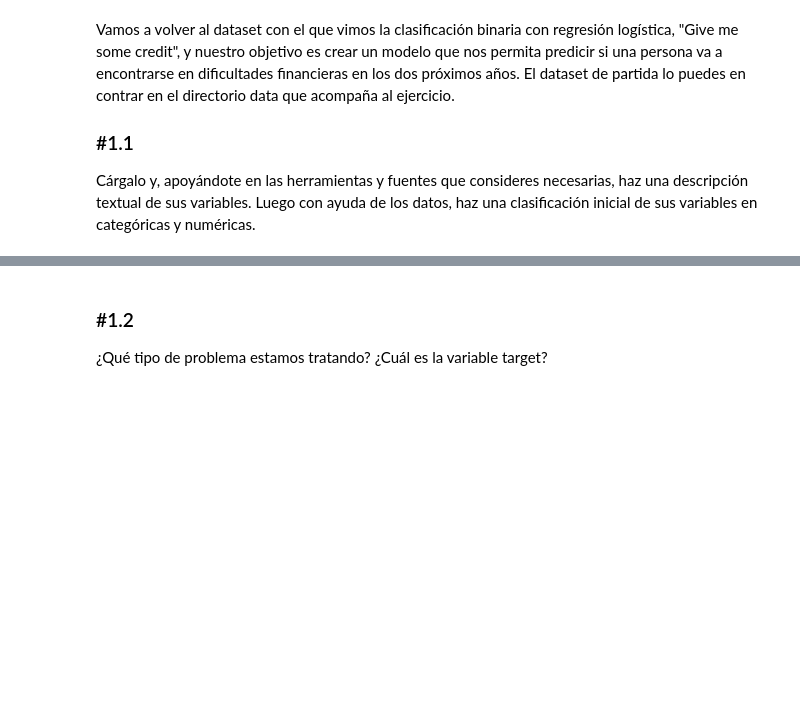
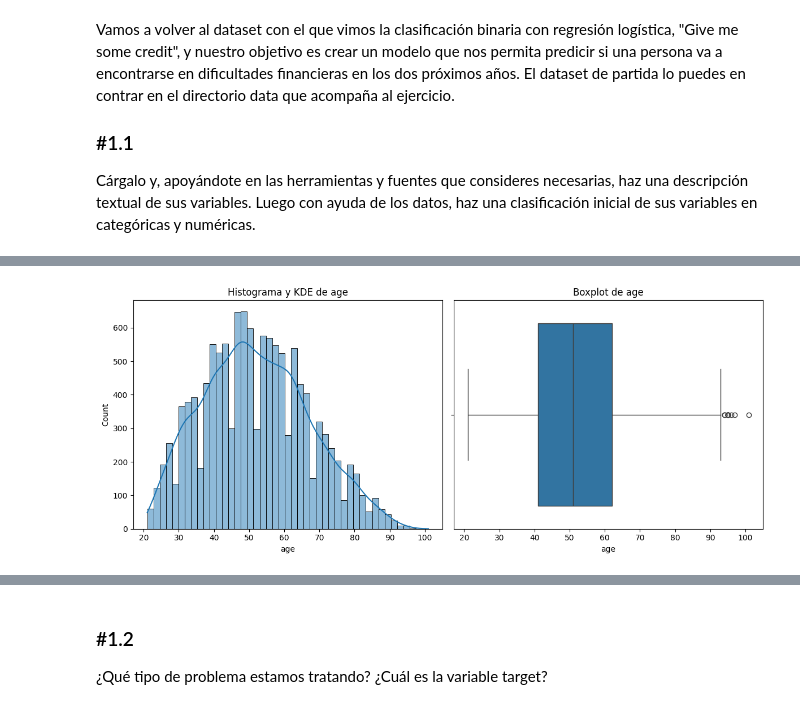
Before and after one commit to MHHsim/DS-Online-Marta-Harana, a Jupyter notebook: 04_Machine_Learning/Sprint_12/Unidad_01_ML_Supervisado_Otros_Modelos/03_Practica_Obligatoria/18_Practica_Obligatoria_Supervisado_Otros_Modelos.ipynb, the cells around one changed output, grey strips where cells are left out. Saved outputs shown, nothing was run; the diff lists cells and outputs as text; code cells hidden in the pictures; blank space fills up the shorter version.

```diff
--- a/04_Machine_Learning/Sprint_12/Unidad_01_ML_Supervisado_Otros_Modelos/03_Practica_Obligatoria/18_Practica_Obligatoria_Supervisado_Otros_Modelos.ipynb
+++ b/04_Machine_Learning/Sprint_12/Unidad_01_ML_Supervisado_Otros_Modelos/03_Practica_Obligatoria/18_Practica_Obligatoria_Supervisado_Otros_Modelos.ipynb
@@ -67,0 +249,4 @@ Cárgalo y, apoyándote en las herramientas y fuentes que consideres necesarias,
+# %%
+plot_combined_graphs(df, ['age'])
+# %% [output]
+[figure, added]
```
Also changed, not shown: parts of 68 cells of this notebook, 8 other files.
